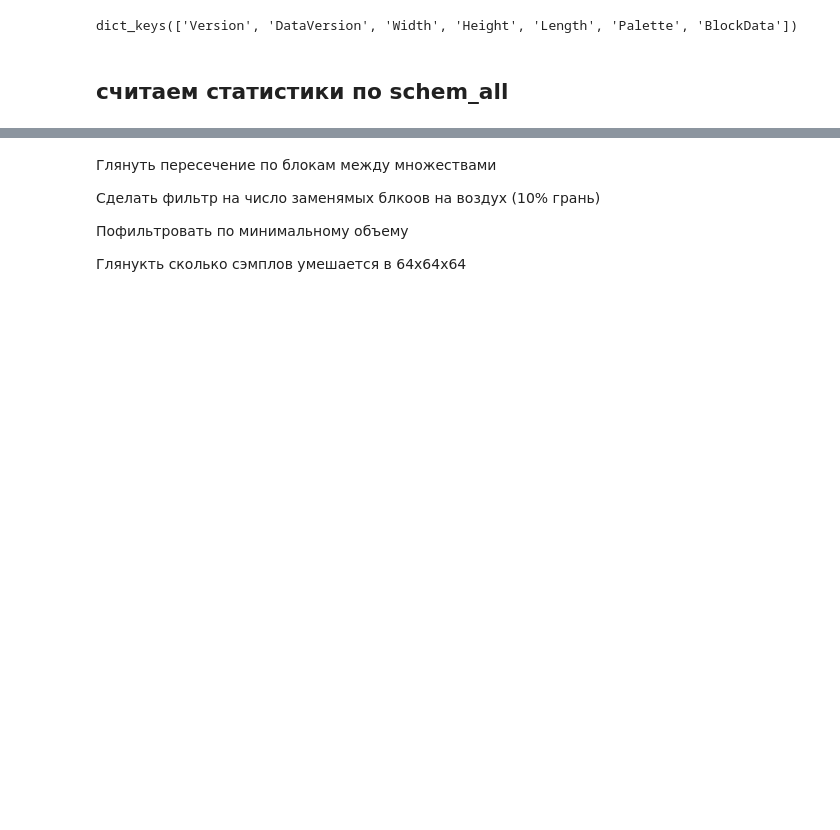
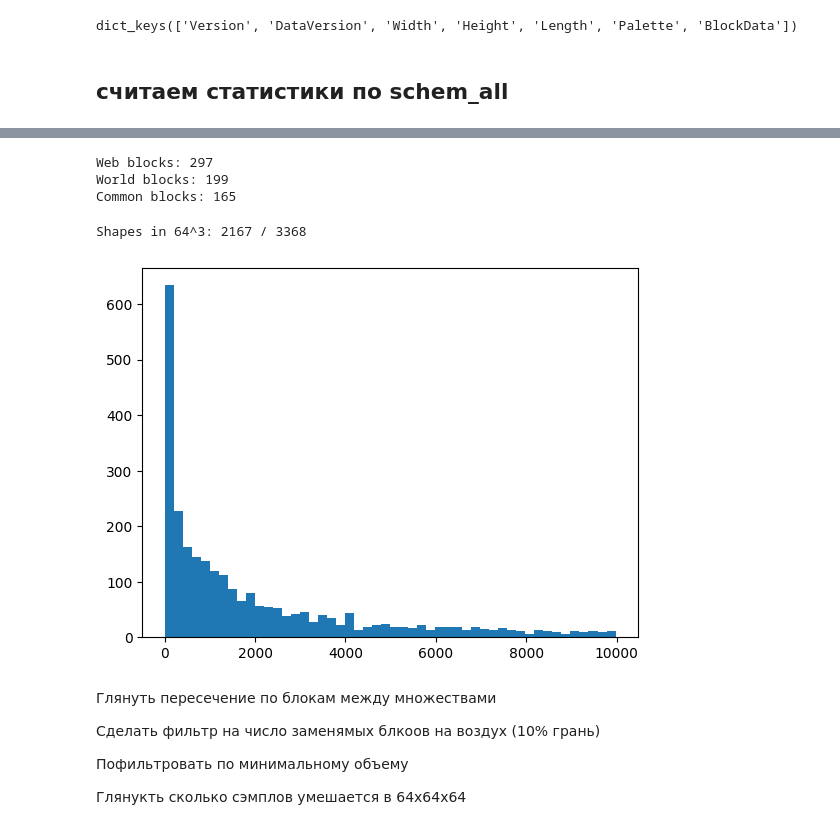
Before and after one commit to oleja1shpep/DiffusionCraft, a Jupyter notebook: src/notebooks/stats.ipynb, the cells around one changed output, grey strips where cells are left out. Cells and saved outputs as stored; diff of their text form; code cells hidden in the pictures; blank space fills up the shorter version.

Commit message:
Some work in notebook, add new dimensions to parsing algorithm

```diff
--- a/src/notebooks/stats.ipynb
+++ b/src/notebooks/stats.ipynb
@@ -152,7 +272,7 @@ import os
 from pathlib import Path
 import amulet
 import json
-from tqdm import tqdm
+from tqdm.notebook import tqdm
 import random
 from collections import defaultdict, Counter
 from logging import Logger
@@ -166,6 +286,8 @@ with open("../block_data/filtered_blocks.json") as f:
 
 
 blocks_counter = Counter()
+non_existing_blocks_counter = Counter()
+non_existing_blocks_fraction = []
 
 directory = Path("../../data/web_data/schem_all")
 
@@ -174,15 +296,15 @@ shapes = []
 files = os.listdir(directory)
 np.random.shuffle(files)
 
-limit =  1000 # len(files)
+limit = len(files)
 
-count = 0
+success_count = 0
 for i, file in enumerate(tqdm(files, total=limit)):
-
     if i >= limit:
         break
     path = directory / file
     try:
+        non_existing_blocks_count = 0
         construction = amulet.load_level(str(path))
         dimension = construction.dimensions[0]
         selection = construction.bounds(dimension)
@@ -197,7 +319,11 @@ for i, file in enumerate(tqdm(files, total=limit)):
                 blocks_counter[block] += 1
             else:
                 blocks_counter["air"] += 1
-        count += 1
+                non_existing_blocks_count += 1
+
+        non_existing_blocks_fraction = non_existing_blocks_count / np.prod(shape)
+        non_existing_blocks_counter[non_existing_blocks_count] += 1
+        success_count += 1
         construction.close()
     except Exception as e:
         print(f"Error: {e}\nFile: {file}")
@@ -366,0 +523,35 @@ minus_counter.most_common(20)
+# %%
+print(f"Web blocks: {len(web_blocks_set)}")
+print(f"World blocks: {len(world_block_set)}")
+print(f"Common blocks: {len(web_blocks_set & world_block_set)}")
+# %% [output]
+Web blocks: 297
+World blocks: 199
+Common blocks: 165
+# %%
+mask = shapes < np.array([64, 64, 64])[None, :]
+mask = np.prod(mask.astype(np.int32), axis=1)
+
+print(f"Shapes in 64^3: {mask.sum()} / {limit}")
+# %% [output]
+Shapes in 64^3: 2167 / 3368
+# %%
+from matplotlib import pyplot as plt
+
+x, y = [], []
+c = []
+
+for k, v in sorted(list(non_existing_blocks_counter.items())):
+    c.extend([k for _ in range(v)])
+    x.append(k)
+    y.append(v)
+
+x = np.array(x)
+y = np.array(y)
+c = np.array(c)
+
+mask = x < 1000
+
+plt.hist(c[c <= 10000], bins=50);
+# %% [output]
+[figure, added]
```
Also changed, not shown: parts of 14 cells of this notebook, 2 other files.
